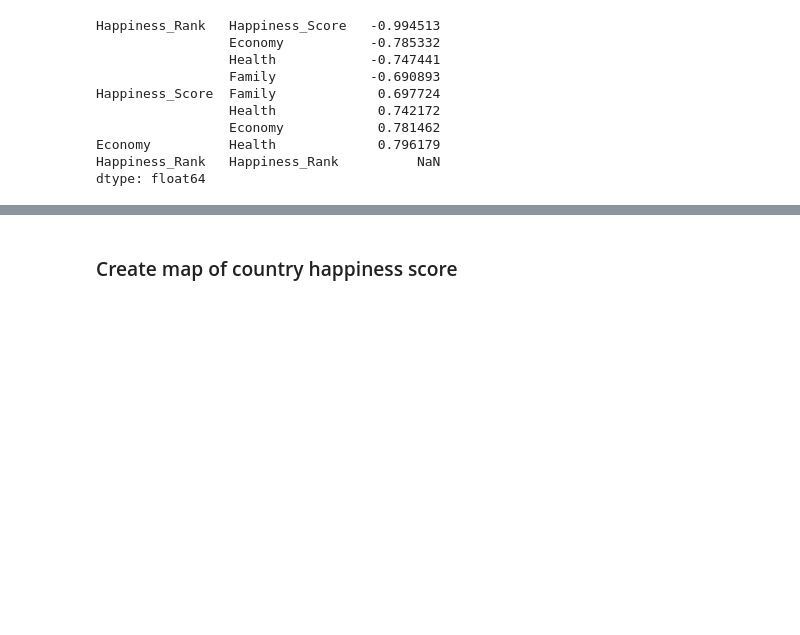
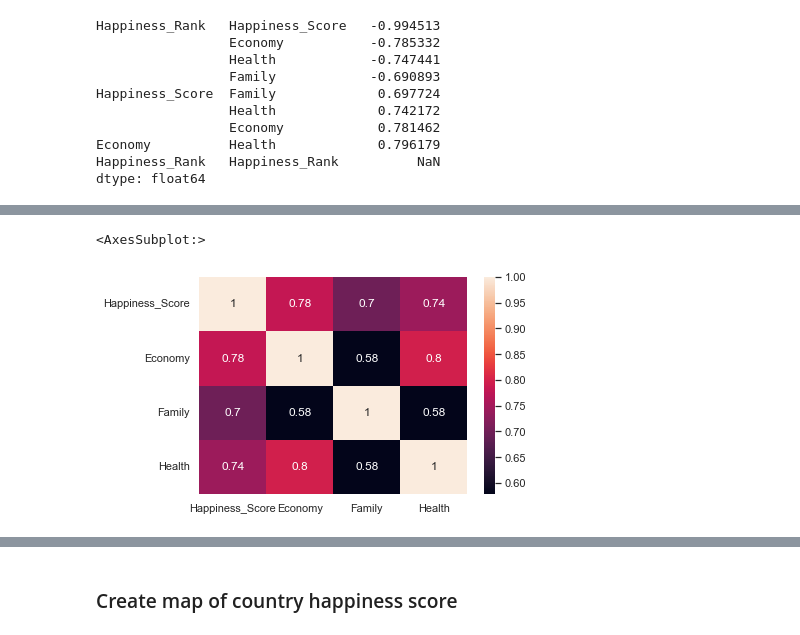
Before and after one commit to aalouane/DataScience-Projects, a Jupyter notebook: hapinness score/hapiness_score.ipynb, the cells around one changed output, grey strips where cells are left out. Saved outputs shown, nothing was run; the diff lists cells and outputs as text; code cells hidden in the pictures; blank space fills up the shorter version.

```diff
--- a/hapinness score/hapiness_score.ipynb
+++ b/hapinness score/hapiness_score.ipynb
@@ -328,0 +327,3 @@ Index(['Country', 'Happiness_Rank', 'Happiness_Score', 'Economy', 'Family',
+# %%
+min_happiness.drop(['Country', 'Happiness_Rank', 'Dystopia_Residual', 'Freedom'], axis=1, inplace=True)
+min_happiness.head()
@@ -328,0 +337,6 @@ Index(['Country', 'Happiness_Rank', 'Happiness_Score', 'Economy', 'Family',
+# %%
+corr = min_happiness.corr()
+sns.heatmap(corr, annot=True)
+# %% [output]
+<AxesSubplot:>
+[figure, added]
```
Also changed, not shown: parts of 12 cells of this notebook.
